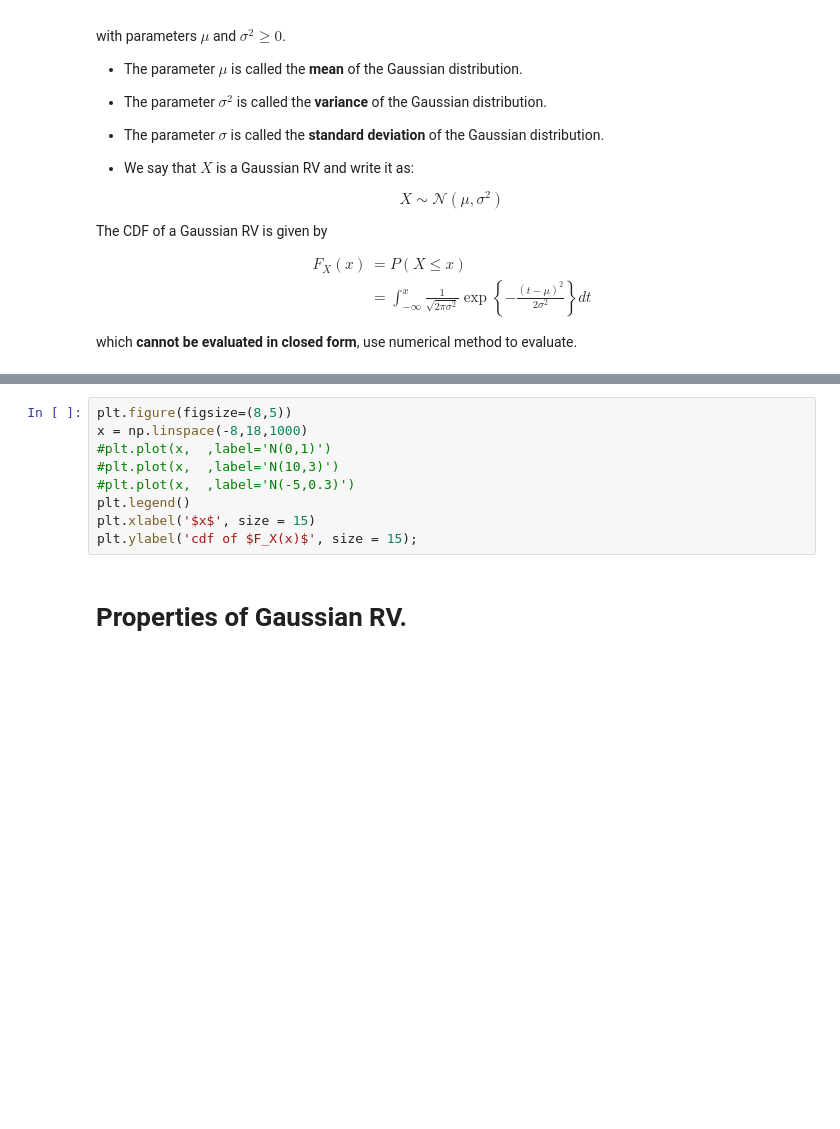
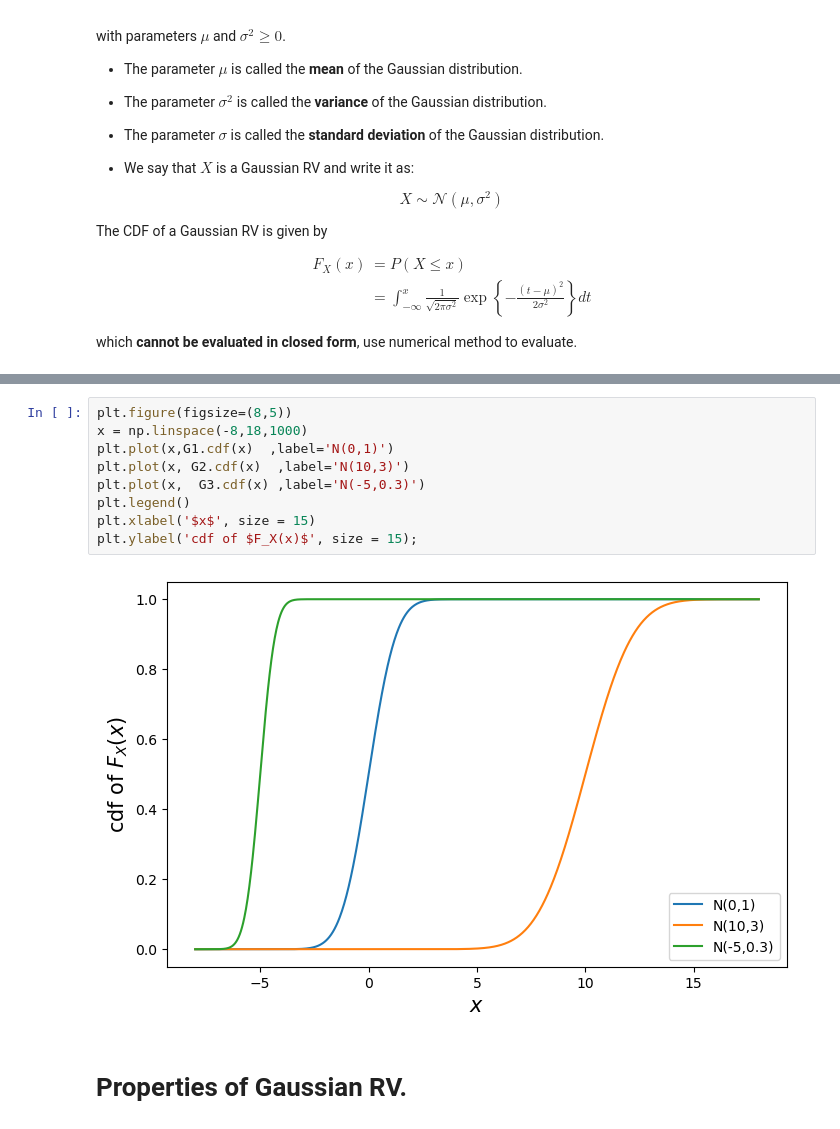
Before and after one commit to tyler-ruble/eel3850S25, a Jupyter notebook: lectures/lecture07-ContinuousRV/Lecture7-continuous-rv-in-class-edits.ipynb, the cells around one changed output, grey strips where cells are left out. Saved outputs shown, nothing was run; the diff lists cells and outputs as text; blank space fills up the shorter version.

```diff
--- a/lectures/lecture07-ContinuousRV/Lecture7-continuous-rv-in-class-edits.ipynb
+++ b/lectures/lecture07-ContinuousRV/Lecture7-continuous-rv-in-class-edits.ipynb
@@ -152,12 +240,14 @@ plt.ylabel('pdf of $f_X(x)$', size = 15);
 # %%
 plt.figure(figsize=(8,5))
 x = np.linspace(-8,18,1000)
-#plt.plot(x,  ,label='N(0,1)')
-#plt.plot(x,  ,label='N(10,3)')
-#plt.plot(x,  ,label='N(-5,0.3)')
+plt.plot(x,G1.cdf(x)  ,label='N(0,1)')
+plt.plot(x, G2.cdf(x)  ,label='N(10,3)')
+plt.plot(x,  G3.cdf(x) ,label='N(-5,0.3)')
 plt.legend()
 plt.xlabel('$x$', size = 15)
 plt.ylabel('cdf of $F_X(x)$', size = 15);
+# %% [output]
+[figure, added]
 # %% [markdown]
 # Properties of Gaussian RV.
 # %% [markdown]
```
Also changed, not shown: parts of 11 cells of this notebook.
